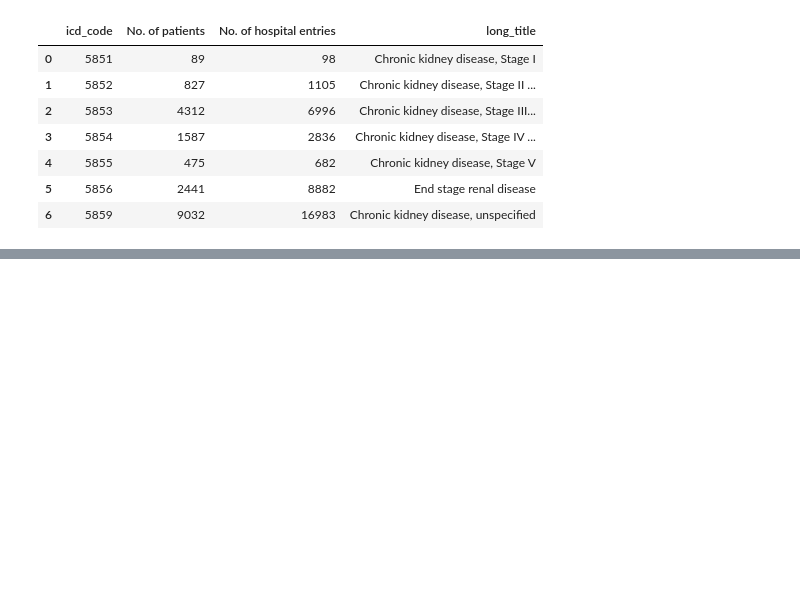
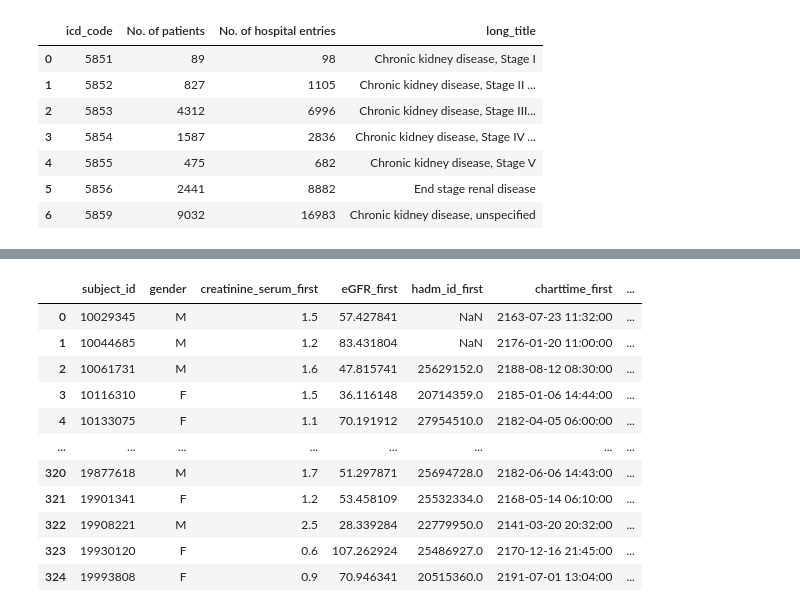
Before and after one commit to vironix-health/CKD-ZD-project, a Jupyter notebook: mimic_iv_ckd_ovrvw.ipynb, the cells around one changed output, grey strips where cells are left out. Saved outputs shown, nothing was run; the diff lists cells and outputs as text; code cells hidden in the pictures; blank space fills up the shorter version.

```diff
--- a/mimic_iv_ckd_ovrvw.ipynb
+++ b/mimic_iv_ckd_ovrvw.ipynb
@@ -36,0 +216,96 @@ df_icd_585_patients_hosp
+# %%
+# Extract and sort all Creatinine Serum lab events
+creat_srm_sorted = df_lab_events[df_lab_events['itemid'] == 51081].sort_values(by=['subject_id', 'charttime'])
+
+# Convert 'value' to numeric and drop NaN values
+creat_srm_sorted['value'] = pd.to_numeric(creat_srm_sorted['value'], errors='coerce')
+creat_srm_sorted.dropna(subset=['value'], inplace=True)
+
+# Get first, last, and mean creatinine values and hadm_ids
+creat_srm_first = creat_srm_sorted.groupby('subject_id').first().reset_index()
+creat_srm_last = creat_srm_sorted.groupby('subject_id').last().reset_index()
+creat_srm_mean = creat_srm_sorted.groupby('subject_id')['value'].mean().reset_index(name='creatinine_serum_mean')
+
+# Merge with patient demographic data
+patient_columns = ['subject_id', 'gender', 'anchor_age']
+creat_srm_first = pd.merge(creat_srm_first, df_all_patients[patient_columns], on='subject_id', how='left')
+creat_srm_last = pd.merge(creat_srm_last, df_all_patients[patient_columns], on='subject_id', how='left')
+creat_srm_mean = pd.merge(creat_srm_mean, df_all_patients[patient_columns], on='subject_id', how='left')
+
+# Rename columns for clarity
+creat_srm_first.rename(columns={'value': 'creatinine_serum_first', 'hadm_id': 'hadm_id_first'}, inplace=True)
+creat_srm_last.rename(columns={'value': 'creatinine_serum_last', 'hadm_id': 'hadm_id_last'}, inplace=True)
+
+# Calculate eGFR for first, last, and mean measurements
+creat_srm_first['eGFR_first'] = calc_eGFR(creat_srm_first, 'creatinine_serum_first', 'gender', 'F', 'anchor_age')
+creat_srm_last['eGFR_last'] = calc_eGFR(creat_srm_last, 'creatinine_serum_last', 'gender', 'F', 'anchor_age')
+creat_srm_mean['eGFR_mean'] = calc_eGFR(creat_srm_mean, 'creatinine_serum_mean', 'gender', 'F', 'anchor_age')
+
+# Select relevant columns
+egfr_first = creat_srm_first[['subject_id', 'gender', 'creatinine_serum_first', 'eGFR_first', 'hadm_id_first', 'charttime']]
+egfr_last = creat_srm_last[['subject_id', 'creatinine_serum_last', 'eGFR_last', 'hadm_id_last', 'charttime']]
+egfr_mean = creat_srm_mean[['subject_id', 'creatinine_serum_mean', 'eGFR_mean']]
+
+# Merge data frames
+CKD_lab_summary = pd.merge(egfr_first, egfr_last, on='subject_id', suffixes=('_first', '_last'))
+CKD_lab_summary = pd.merge(CKD_lab_summary, egfr_mean, on='subject_id')
+
+# Function to find the closest hadm_id based on the reference time
+def find_closest_hadm(subject_id, reference_time, time_column):
+    subject_admissions = df_admissions[df_admissions['subject_id'] == subject_id].copy()
+    if subject_admissions.empty:
+        return np.nan
+    subject_admissions['time_diff'] = (subject_admissions[time_column] - reference_time).abs()
+    return subject_admissions.loc[subject_admissions['time_diff'].idxmin(), 'hadm_id']
+
+# Initialize columns for hadm_id_first and hadm_id_last
+CKD_lab_summary['hadm_id_first'] = CKD_lab_summary.apply(
+    lambda row: find_closest_hadm(row['subject_id'], row['charttime_first'], 'admittime'), axis=1)
+CKD_lab_summary['hadm_id_last'] = CKD_lab_summary.apply(
+    lambda row: find_closest_hadm(row['subject_id'], row['charttime_last'], 'dischtime'), axis=1)
+
+# Merge with df_admissions to get admission and discharge times
+CKD_lab_summary = pd.merge(CKD_lab_summary,
+                           df_admissions[['hadm_id', 'admittime', 'dischtime']].rename(columns={'hadm_id': 'hadm_id_first', 'admittime': 'first_admittime'}),
+                           on='hadm_id_first', how='left')
+CKD_lab_summary = pd.merge(CKD_lab_summary,
+                           df_admissions[['hadm_id', 'dischtime']].rename(columns={'hadm_id': 'hadm_id_last', 'dischtime': 'last_dischtime'}),
+                           on='hadm_id_last', how='left')
+
+# Ensure datetime format
+CKD_lab_summary['first_admittime'] = pd.to_datetime(CKD_lab_summary['first_admittime'])
+CKD_lab_summary['last_dischtime'] = pd.to_datetime(CKD_lab_summary['last_dischtime'])
+
+# Calculate CKD duration
+CKD_lab_summary['CKD_duration'] = (CKD_lab_summary['last_dischtime'] - CKD_lab_summary['first_admittime']).dt.days
+
+# Handle negative durations
+negative_duration_mask = CKD_lab_summary['CKD_duration'] < 0
+CKD_lab_summary.loc[negative_duration_mask, ['first_admittime', 'last_dischtime']] = CKD_lab_summary.loc[negative_duration_mask, ['last_dischtime', 'first_admittime']].values
+CKD_lab_summary['CKD_duration'] = (CKD_lab_summary['last_dischtime'] - CKD_lab_summary['first_admittime']).dt.days
+
+# Handle missing CKD_duration by using first and last charttime
+missing_duration_mask = CKD_lab_summary['CKD_duration'].isna()
+CKD_lab_summary.loc[missing_duration_mask, 'CKD_duration'] = (
+    (CKD_lab_summary.loc[missing_duration_mask, 'charttime_last'] - CKD_lab_summary.loc[missing_duration_mask, 'charttime_first']).dt.days
+)
+
+# Calculate CKD stages based on eGFR
+CKD_lab_summary['CKD_stage_first'] = label_CKD_stage(CKD_lab_summary, 'eGFR_first')
+CKD_lab_summary['CKD_stage_last'] = label_CKD_stage(CKD_lab_summary, 'eGFR_last')
+
+# Display the combined dataframe
+CKD_lab_summary
+# %% [output]
+|  | subject_id | gender | creatinine_serum_first | eGFR_first | hadm_id_first | charttime_first | ... |
+| 0 | 10029345 | M | 1.5 | 57.427841 | NaN | 2163-07-23 11:32:00 | ... |
+| 1 | 10044685 | M | 1.2 | 83.431804 | NaN | 2176-01-20 11:00:00 | ... |
+| 2 | 10061731 | M | 1.6 | 47.815741 | 25629152.0 | 2188-08-12 08:30:00 | ... |
+| 3 | 10116310 | F | 1.5 | 36.116148 | 20714359.0 | 2185-01-06 14:44:00 | ... |
+| 4 | 10133075 | F | 1.1 | 70.191912 | 27954510.0 | 2182-04-05 06:00:00 | ... |
+| ... | ... | ... | ... | ... | ... | ... | ... |
+| 320 | 19877618 | M | 1.7 | 51.297871 | 25694728.0 | 2182-06-06 14:43:00 | ... |
+| 321 | 19901341 | F | 1.2 | 53.458109 | 25532334.0 | 2168-05-14 06:10:00 | ... |
+| 322 | 19908221 | M | 2.5 | 28.339284 | 22779950.0 | 2141-03-20 20:32:00 | ... |
+| 323 | 19930120 | F | 0.6 | 107.262924 | 25486927.0 | 2170-12-16 21:45:00 | ... |
+| 324 | 19993808 | F | 0.9 | 70.946341 | 20515360.0 | 2191-07-01 13:04:00 | ... |
```
Also changed, not shown: parts of 19 cells of this notebook.
